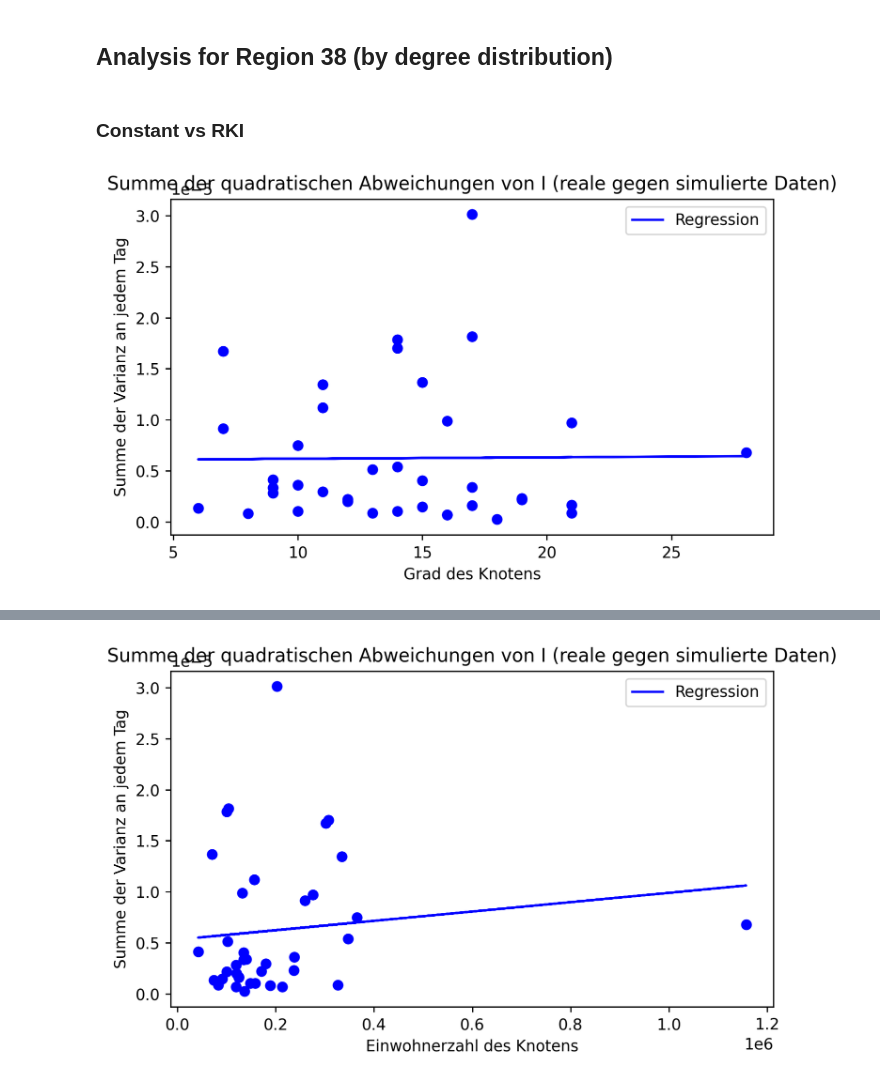
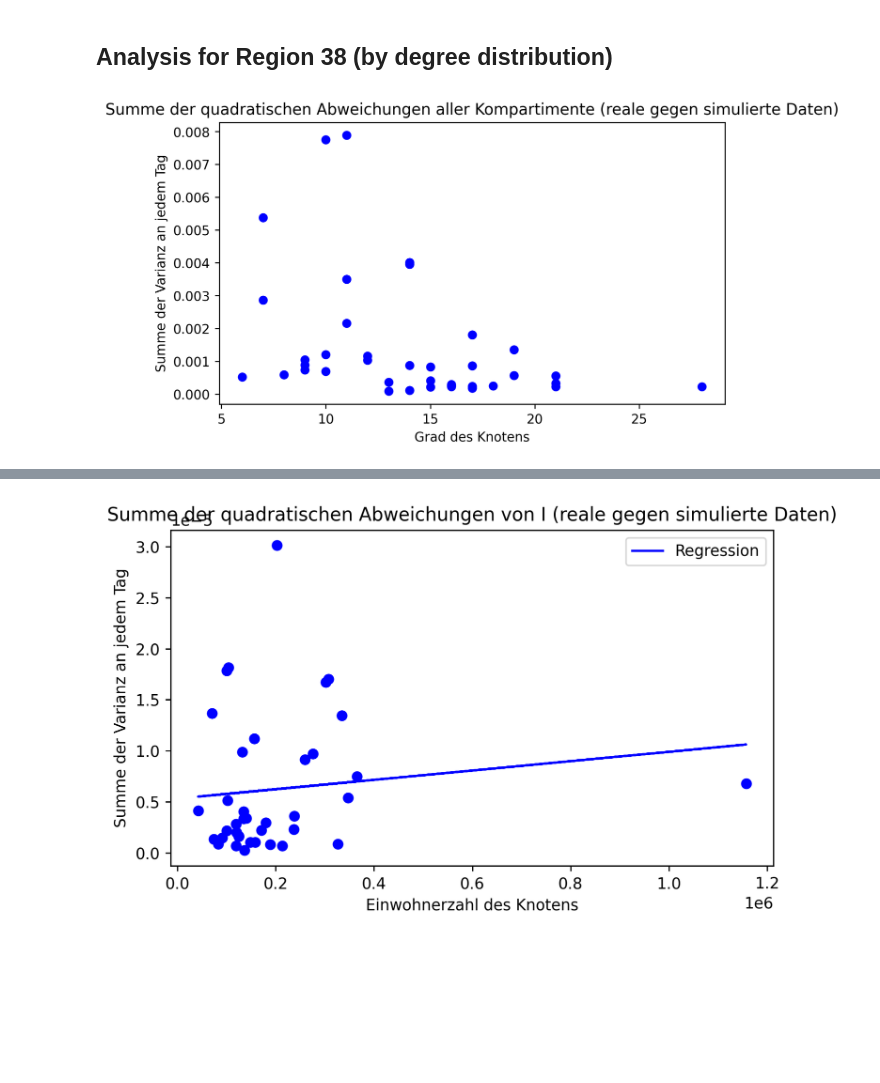
Before and after one commit to torbensun/Modeling-Of-Epidemics-With-Compartmental-And-Network-Models, a Jupyter notebook: Project.ipynb, the cells around one changed output, grey strips where cells are left out. Saved outputs shown, nothing was run; the diff lists cells and outputs as text; code cells hidden in the pictures; blank space fills up the shorter version.

```diff
--- a/Project.ipynb
+++ b/Project.ipynb
@@ -896,34 +925,40 @@ heavi_I_data = find_sol_on_days_(sol1_38.t,sol1_38.y, [],100,38,1)
+# %%
+RKI_data = np.load("Internal Data/timeline.npy")
+heavi_S_data = find_sol_on_days_(sol1_38_all.t,sol1_38_all.y, [],100,38,0)
+heavi_I_data = find_sol_on_days_(sol1_38_all.t,sol1_38_all.y, [],100,38,1)
+heavi_R_data = find_sol_on_days_(sol1_38_all.t,sol1_38_all.y, [],100,38,2)
+heavi_D_data = find_sol_on_days_(sol1_38_all.t,sol1_38_all.y, [],100,38,3)
+heavi_data = np.array([heavi_S_data, heavi_I_data, heavi_R_data, heavi_D_data])
 # %%
 def total_squared_variance_for_boundaries(simulated_data, real_data):
     var = np.zeros(38)
     for t in range(100):
         for l in range(38):
-            var[l] += (real_data[l][1][t] - simulated_data[l][t])**2
+            for m in range(4):
+                var[l] += (real_data[l][m][t] - simulated_data[m][l][t])**2
     return var
 # %%
-heavi_I_var = total_squared_variance_for_boundaries(heavi_I_data, RKI_data)
+heavi_I_var = total_squared_variance_for_boundaries(heavi_data, RKI_data)
-# %% [markdown]
-### Constant vs RKI
 # %%
 
 
 # Regression
 
 def fh(x, a, b):
 	return a*x+b
 p0 = [0, 0.1]
 fith, errh = opt.curve_fit(fh, degree_dist, heavi_I_var, p0)
 
 plt.figure(figsize=(7,4),dpi=250)
-plt.title("Summe der quadratischen Abweichungen von I (reale gegen simulierte Daten)")
+plt.title("Summe der quadratischen Abweichungen aller Kompartimente (reale gegen simulierte Daten)")
 plt.xlabel('Grad des Knotens')
 plt.ylabel(r"Summe der Varianz an jedem Tag")
 plt.scatter(degree_dist, heavi_I_var,marker='o',color='blue')
-plt.plot(degree_dist, [fh(d, *fith) for d in degree_dist], label="Regression",color='blue')
-plt.legend(loc='upper right')
+#plt.plot(degree_dist, [fh(d, *fith) for d in degree_dist], label="Regression",color='blue')
+#plt.legend(loc='upper right')
 plt.savefig("Media/Boundaries/Boundaries_38_degree_dist_h.pdf")
 # %% [output]
-[figure, old version]
+[figure, new version]
 # %%
 from scipy import stats
 r_h_p=stats.pearsonr(degree_dist, heavi_I_var,)
```
Also changed, not shown: parts of 15 cells of this notebook, 11 other files.
